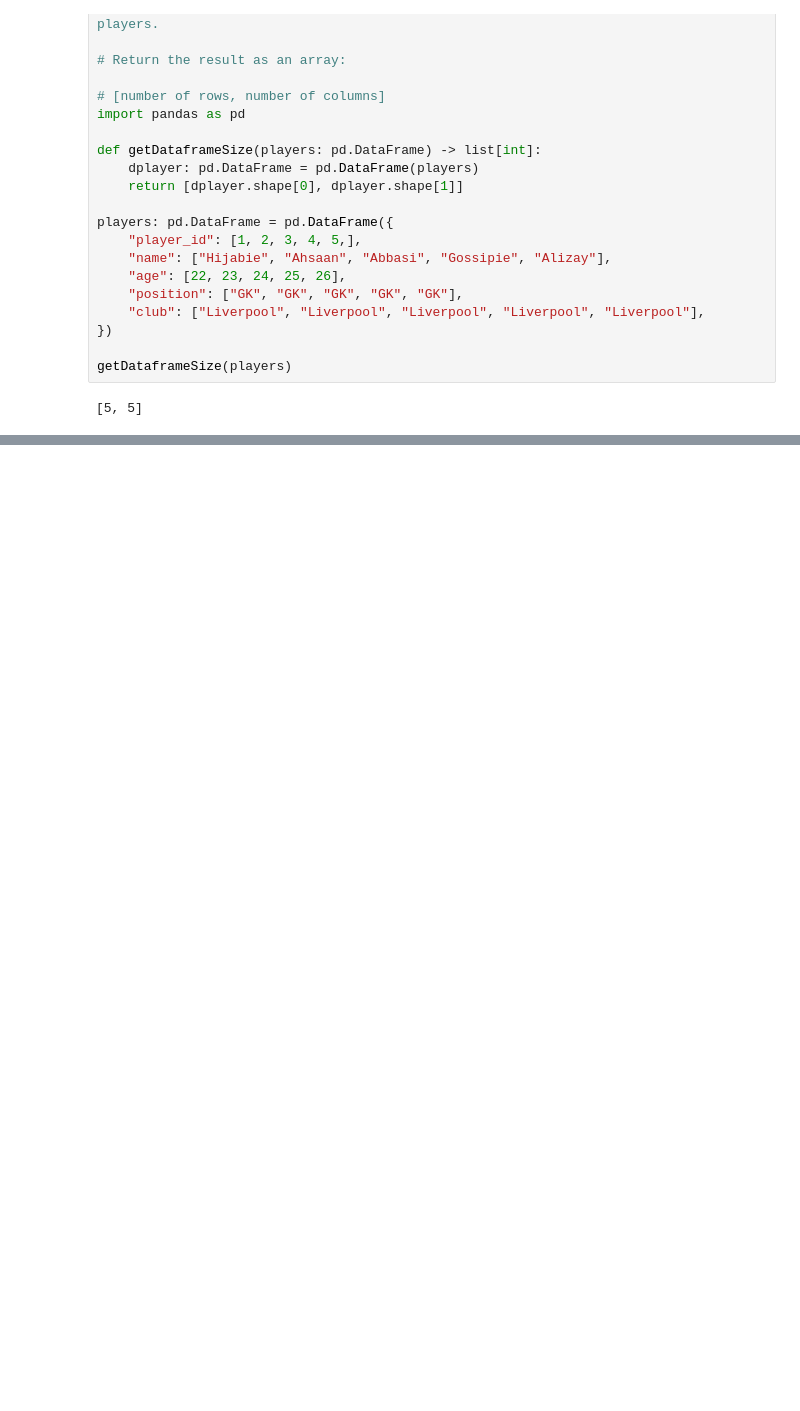
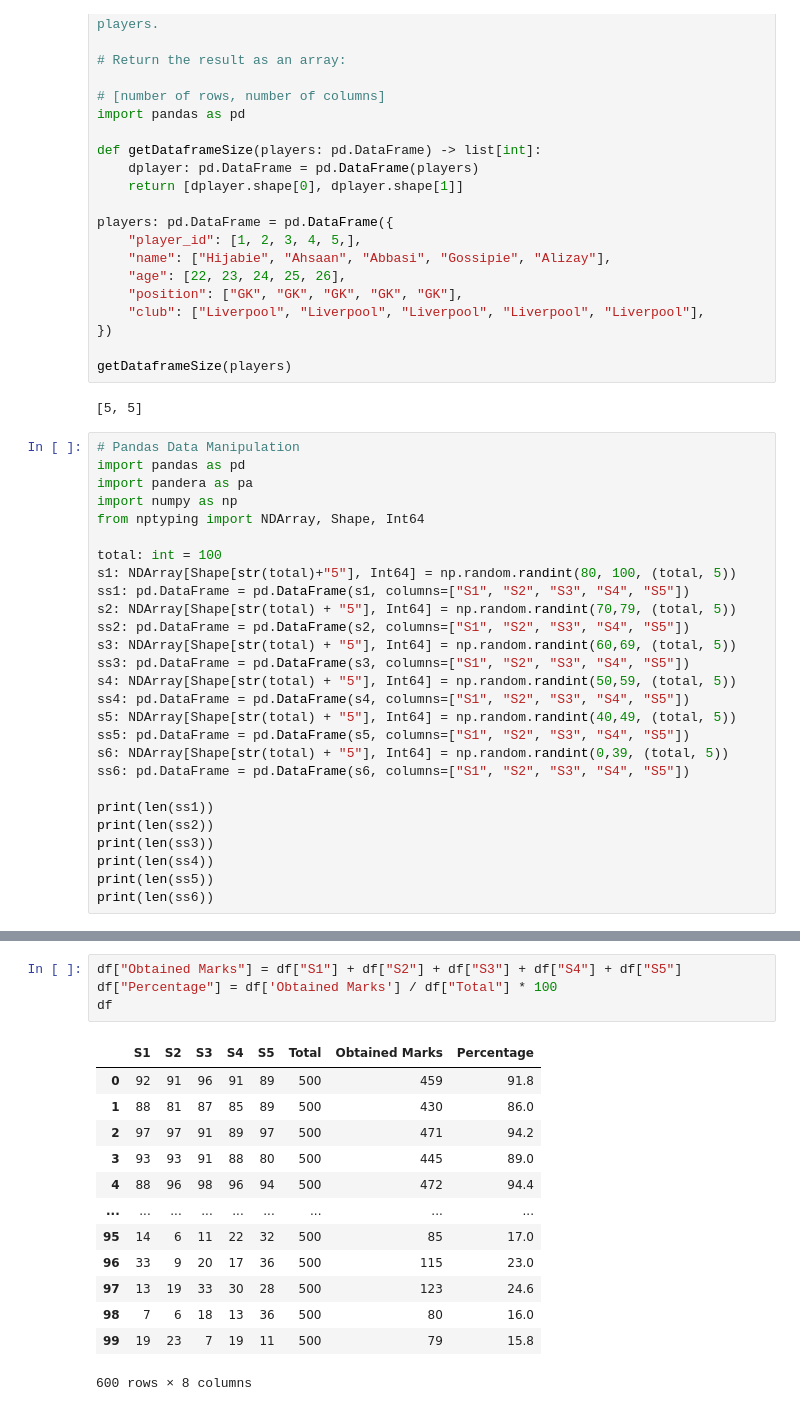
Before and after one commit to MuhammadAhsaanAbbasi/python_PracticeSession, a Jupyter notebook: class12/class12.ipynb, the cells around one changed output, grey strips where cells are left out. Cells and saved outputs as stored; diff of their text form; blank space fills up the shorter version.

Commit message:
Pandas

```diff
--- a/class12/class12.ipynb
+++ b/class12/class12.ipynb
@@ -263,3 +263,30 @@ players: pd.DataFrame = pd.DataFrame({
 getDataframeSize(players)
 # %% [output]
 [5, 5]
+# %%
+# Pandas Data Manipulation
+import pandas as pd
+import pandera as pa
+import numpy as np
+from nptyping import NDArray, Shape, Int64
+
+total: int = 100
+s1: NDArray[Shape[str(total)+"5"], Int64] = np.random.randint(80, 100, (total, 5))
+ss1: pd.DataFrame = pd.DataFrame(s1, columns=["S1", "S2", "S3", "S4", "S5"])
+s2: NDArray[Shape[str(total) + "5"], Int64] = np.random.randint(70,79, (total, 5))
+ss2: pd.DataFrame = pd.DataFrame(s2, columns=["S1", "S2", "S3", "S4", "S5"])
+s3: NDArray[Shape[str(total) + "5"], Int64] = np.random.randint(60,69, (total, 5))
+ss3: pd.DataFrame = pd.DataFrame(s3, columns=["S1", "S2", "S3", "S4", "S5"])
+s4: NDArray[Shape[str(total) + "5"], Int64] = np.random.randint(50,59, (total, 5))
+ss4: pd.DataFrame = pd.DataFrame(s4, columns=["S1", "S2", "S3", "S4", "S5"])
+s5: NDArray[Shape[str(total) + "5"], Int64] = np.random.randint(40,49, (total, 5))
+ss5: pd.DataFrame = pd.DataFrame(s5, columns=["S1", "S2", "S3", "S4", "S5"])
+s6: NDArray[Shape[str(total) + "5"], Int64] = np.random.randint(0,39, (total, 5))
+ss6: pd.DataFrame = pd.DataFrame(s6, columns=["S1", "S2", "S3", "S4", "S5"])
+
+print(len(ss1))
+print(len(ss2))
+print(len(ss3))
+print(len(ss4))
+print(len(ss5))
+print(len(ss6))
@@ -265,0 +352,18 @@ getDataframeSize(players)
+# %%
+df["Obtained Marks"] = df["S1"] + df["S2"] + df["S3"] + df["S4"] + df["S5"]
+df["Percentage"] = df['Obtained Marks'] / df["Total"] * 100
+df
+# %% [output]
+|  | S1 | S2 | S3 | S4 | S5 | Total | Obtained Marks | Percentage |
+| 0 | 92 | 91 | 96 | 91 | 89 | 500 | 459 | 91.8 |
+| 1 | 88 | 81 | 87 | 85 | 89 | 500 | 430 | 86.0 |
+| 2 | 97 | 97 | 91 | 89 | 97 | 500 | 471 | 94.2 |
+| 3 | 93 | 93 | 91 | 88 | 80 | 500 | 445 | 89.0 |
+| 4 | 88 | 96 | 98 | 96 | 94 | 500 | 472 | 94.4 |
+| ... | ... | ... | ... | ... | ... | ... | ... | ... |
+| 95 | 14 | 6 | 11 | 22 | 32 | 500 | 85 | 17.0 |
+| 96 | 33 | 9 | 20 | 17 | 36 | 500 | 115 | 23.0 |
+| 97 | 13 | 19 | 33 | 30 | 28 | 500 | 123 | 24.6 |
+| 98 | 7 | 6 | 18 | 13 | 36 | 500 | 80 | 16.0 |
+| 99 | 19 | 23 | 7 | 19 | 11 | 500 | 79 | 15.8 |
+600 rows × 8 columns
```
Also changed, not shown: parts of 11 cells of this notebook, 1 other file.
